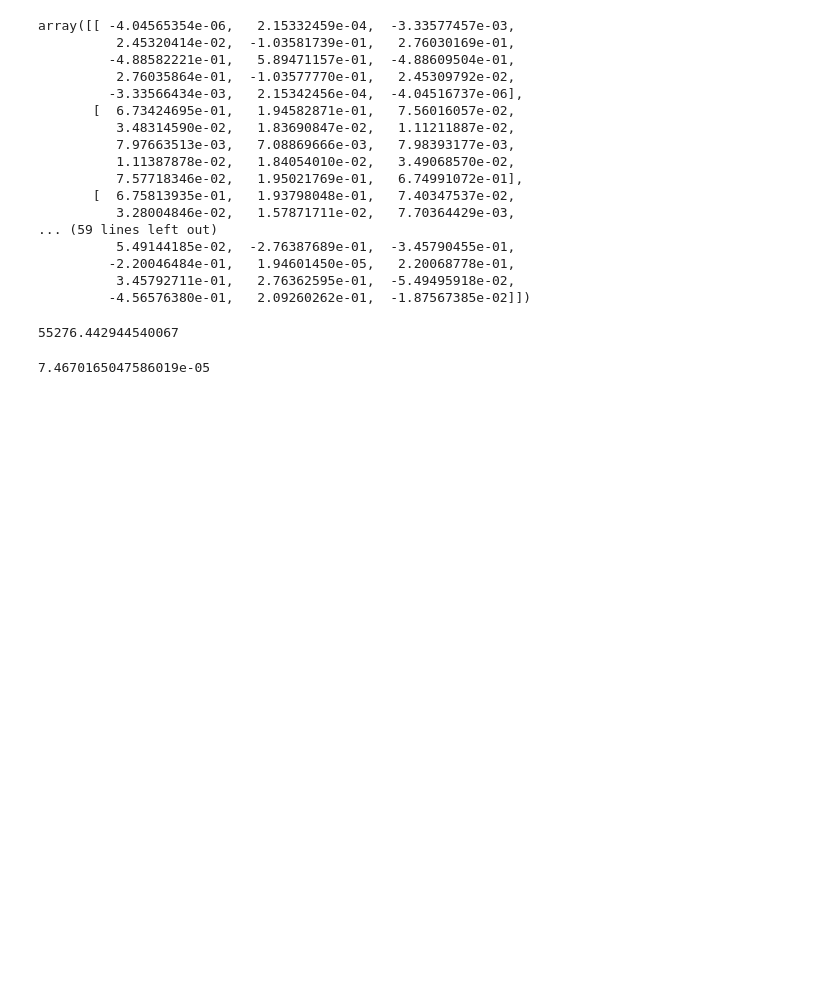
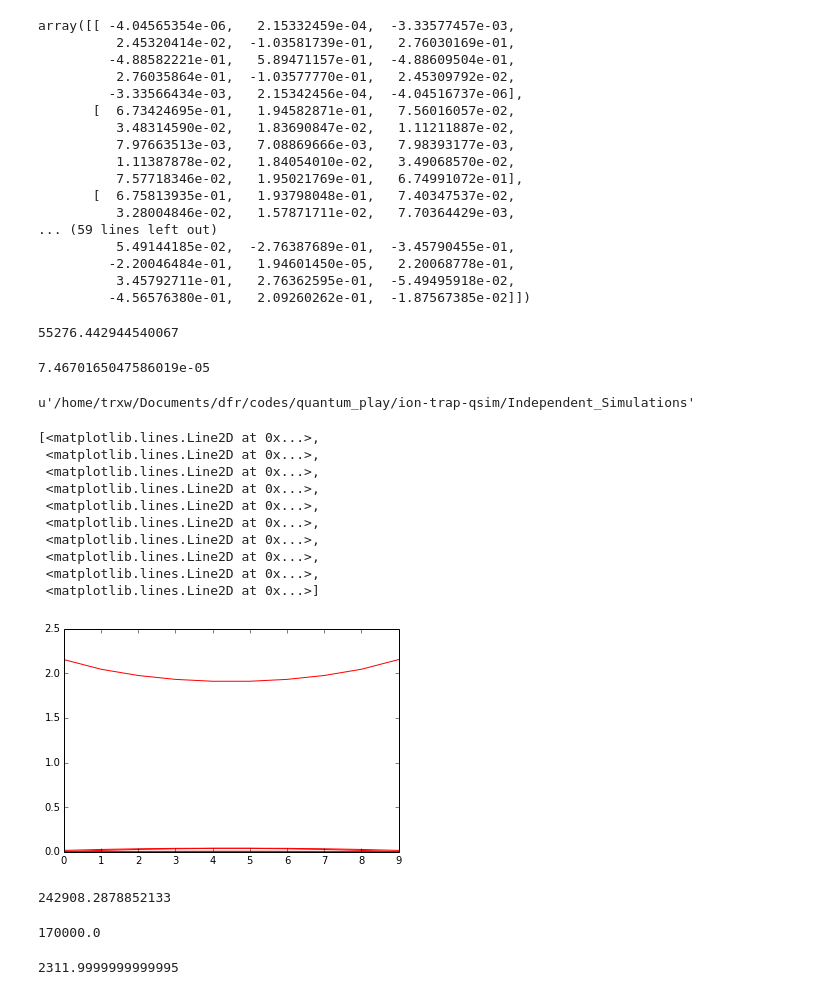
Before and after one commit to HaeffnerLab/ion-trap-qsim, a Jupyter notebook: Independent_Simulations/Chain-Scale-Coupling-Analysis.ipynb, the cells around one changed output. Saved outputs shown, nothing was run; the diff lists cells and outputs as text; code cells hidden in the pictures; blank space fills up the shorter version.

```diff
--- a/Independent_Simulations/Chain-Scale-Coupling-Analysis.ipynb
+++ b/Independent_Simulations/Chain-Scale-Coupling-Analysis.ipynb
@@ -41,7 +41,7 @@ for i in range(N):
 #15 ions:
 #motional_state = (1, 3, 0, 0, 0, 0, 0, 0, 0, 0,0,0,0,3,0)
 #10 ions:
-motional_state = (1, 3, 0, 0, 0, 0, 0, 0, 3, 0)
+motional_state = (1, 0, 0, 0, 0, 0, 0, 0, 0, 0)
 
 lasers = []
 #pulse1 = Pulse( ion_num = 0, sideband_num = 1, intensity = 2*np.pi* 100e3, phase = 2*np.pi* 0 , duration = 8.e-6 )
@@ -218,3 +216,33 @@ couplings_with_x2z2_correction[4][5]/(2*np.pi)
 max(zpositions)-min(zpositions)
 # %% [output]
 7.4670165047586019e-05
+# %%
+pwd
+# %% [output]
+u'/home/trxw/Documents/dfr/codes/quantum_play/ion-trap-qsim/Independent_Simulations'
+# %%
+plot(range(N), sort(chain.harmonic_couplings)/(2*np.pi*1.e6), 'r')
+# %% [output]
+[<matplotlib.lines.Line2D at 0x...>,
+ <matplotlib.lines.Line2D at 0x...>,
+ <matplotlib.lines.Line2D at 0x...>,
+ <matplotlib.lines.Line2D at 0x...>,
+ <matplotlib.lines.Line2D at 0x...>,
+ <matplotlib.lines.Line2D at 0x...>,
+ <matplotlib.lines.Line2D at 0x...>,
+ <matplotlib.lines.Line2D at 0x...>,
+ <matplotlib.lines.Line2D at 0x...>,
+ <matplotlib.lines.Line2D at 0x...>]
+[figure, added]
+# %%
+(max([chain.harmonic_couplings[i][i] for i in range(N)])-min([chain.harmonic_couplings[i][i] for i in range(N)]))/(2*np.pi)
+# %% [output]
+242908.2878852133
+# %%
+omegaz
+# %% [output]
+170000.0
+# %%
+(17./20)**2 * 3200
+# %% [output]
+2311.9999999999995
```
Also changed, not shown: parts of 5 cells of this notebook, 13 other files.
